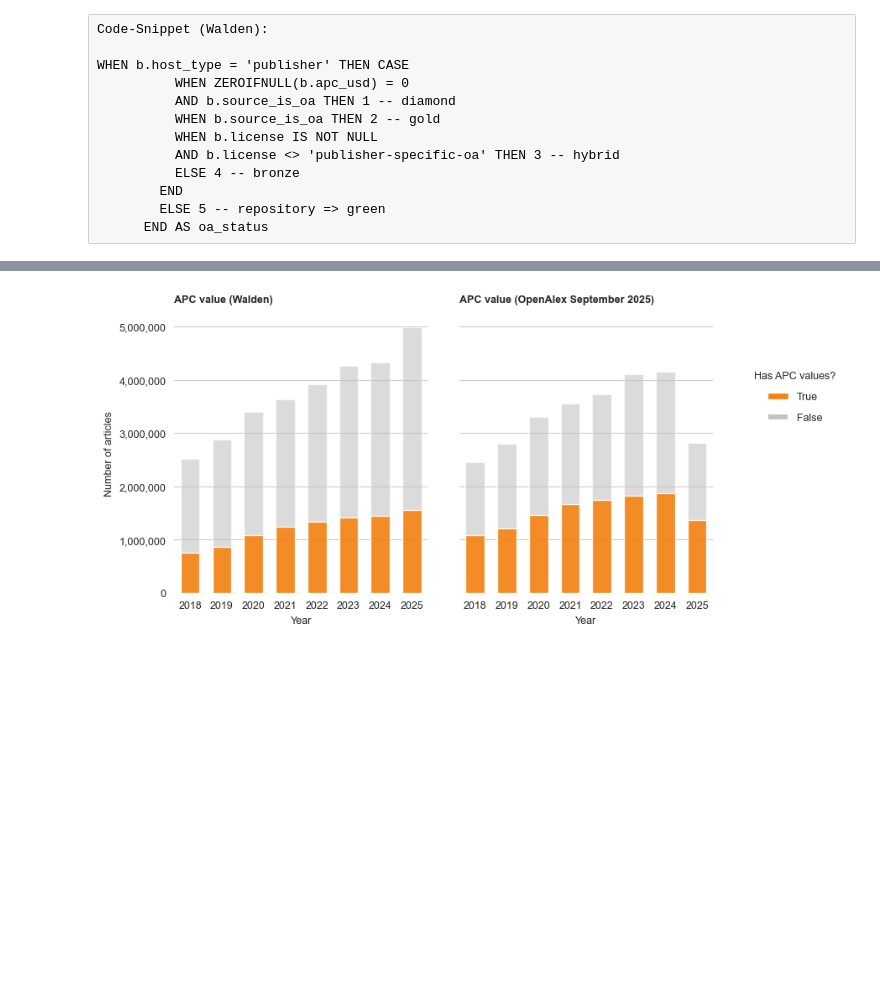
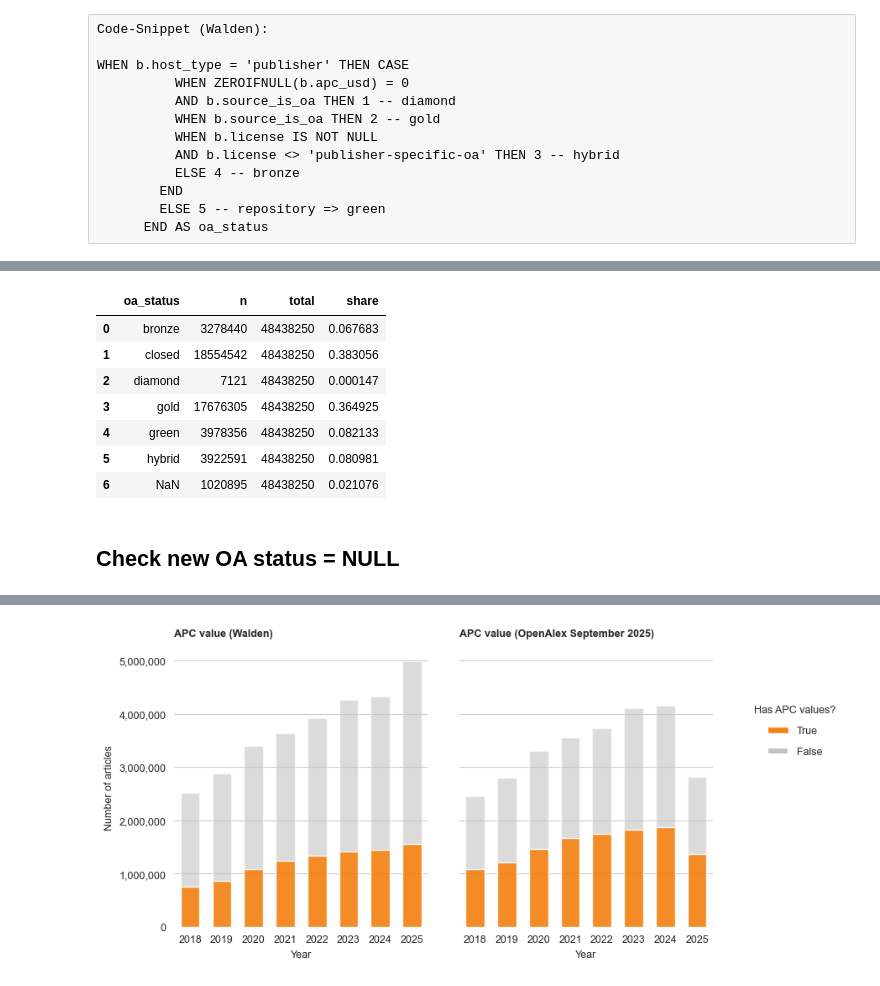
Before and after one commit to naustica/walden_oa, a Jupyter notebook: Codebook.ipynb, the cells around one changed output, grey strips where cells are left out. Saved outputs shown, nothing was run; the diff lists cells and outputs as text; code cells hidden in the pictures; blank space fills up the shorter version.

```diff
--- a/Codebook.ipynb
+++ b/Codebook.ipynb
@@ -216,3 +356,21 @@ WHEN b.host_type = 'publisher' THEN CASE
+# %%
+oa_new_df_share2 = oa_new_df2.groupby(['oa_status'], dropna=False)['n'].sum().reset_index()
+# %%
+oa_new_df_share2['total'] = oa_new_df_share2['n'].sum()
+oa_new_df_share2['share'] = oa_new_df_share2['n'] / oa_new_df_share2['total']
+
+oa_new_df_share2
+# %% [output]
+|  | oa_status | n | total | share |
+| 0 | bronze | 3278440 | 48438250 | 0.067683 |
+| 1 | closed | 18554542 | 48438250 | 0.383056 |
+| 2 | diamond | 7121 | 48438250 | 0.000147 |
+| 3 | gold | 17676305 | 48438250 | 0.364925 |
+| 4 | green | 3978356 | 48438250 | 0.082133 |
+| 5 | hybrid | 3922591 | 48438250 | 0.080981 |
+| 6 | NaN | 1020895 | 48438250 | 0.021076 |
+# %% [markdown]
+## Check new OA status = NULL
 # %%
 oa_null_df = client.query(f"""
                           SELECT DISTINCT all_pubs.doi,
```
Also changed, not shown: parts of 16 cells of this notebook, 7 other files.
